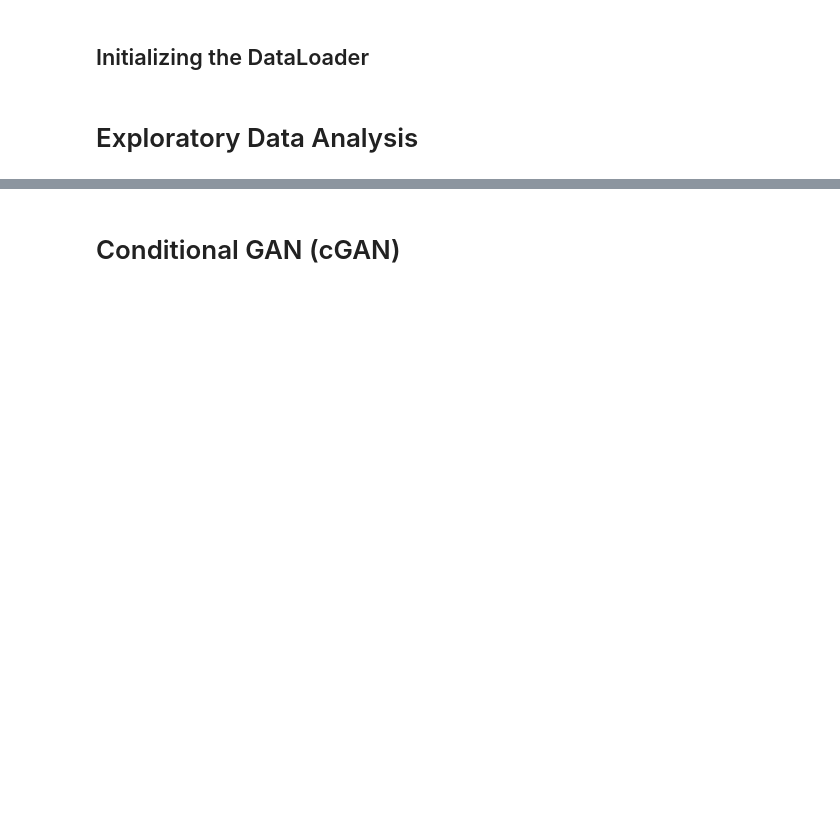
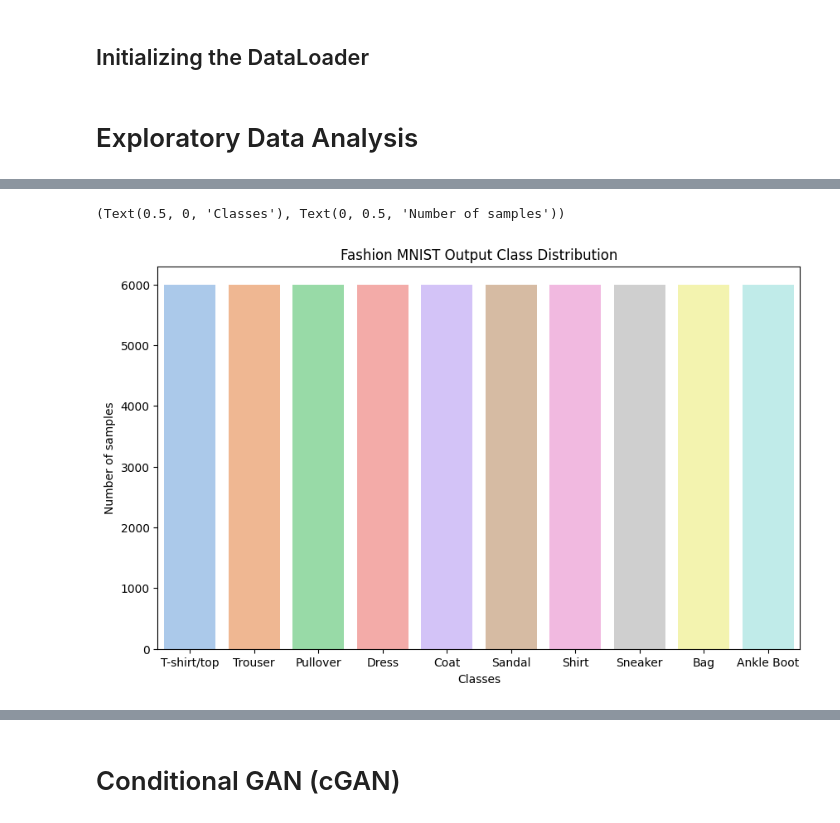
Before and after one commit to rkaushick-neu/cgans, a Jupyter notebook: Rish_CGANs.ipynb, the cells around one changed output, grey strips where cells are left out. Drawn from its saved outputs; the diff is of its cells as text; code cells hidden in the pictures; blank space fills up the shorter version.

Commit message:
Added GAN details, cGAN architecture & training loop

```diff
--- a/Rish_CGANs.ipynb
+++ b/Rish_CGANs.ipynb
@@ -140,8 +154,8 @@ device = torch.device("cuda:0" if (torch.cuda.is_available() and ngpu > 0) else
     # 5. normalize tensor in the range [-1, 1]
 
 transform = transforms.Compose([
-                        transforms.Resize(image_size),
-                        transforms.CenterCrop(image_size),
+                        transforms.Resize((image_size, image_size)),
+                        transforms.CenterCrop((image_size, image_size)),
                         # transforms.Grayscale(num_output_channels=3),
                         transforms.ToTensor(),
                         transforms.Normalize((0.5, ), (0.5, ))
@@ -200,0 +239,8 @@ plt.show()
+# %%
+# Defining class labels for Fashion MNIST
+class_labels = [
+    "T-shirt/top", "Trouser", "Pullover", "Dress", "Coat",
+    "Sandal", "Shirt", "Sneaker", "Bag", "Ankle Boot"
+]
+# %%
+all_labels = [label for _, label in train_dataset]
@@ -200,0 +251,3 @@ plt.show()
+# %%
+# counting the number of time each label occurs:
+unique_labels, label_counts = np.unique(all_labels, return_counts=True)
@@ -200,0 +270,12 @@ plt.show()
+# %%
+# plotting the above distribution
+plt.figure(figsize=(10, 6))
+g = sns.barplot(x=class_labels,
+            y=label_counts,
+            hue=class_labels,
+            palette='pastel')
+g.set_title("Fashion MNIST Output Class Distribution")
+g.set_xlabel("Classes"), g.set_ylabel("Number of samples")
+# %% [output]
+(Text(0.5, 0, 'Classes'), Text(0, 0.5, 'Number of samples'))
+[figure, added]
```
Also changed, not shown: parts of 34 cells of this notebook.
